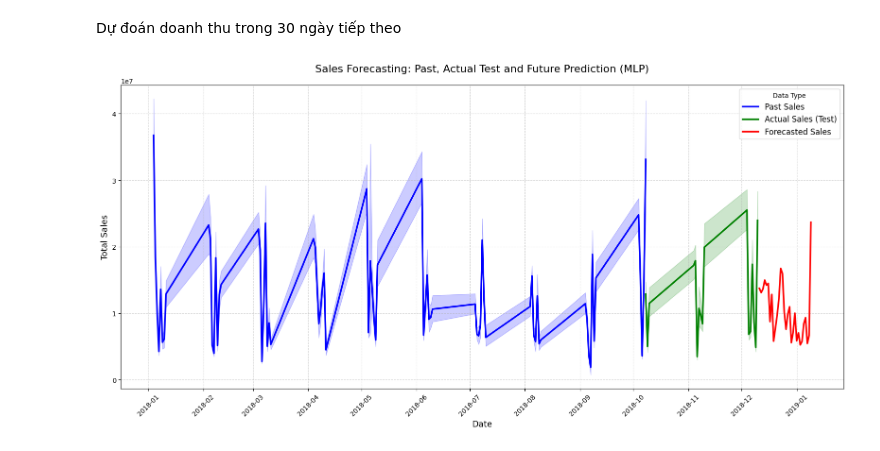
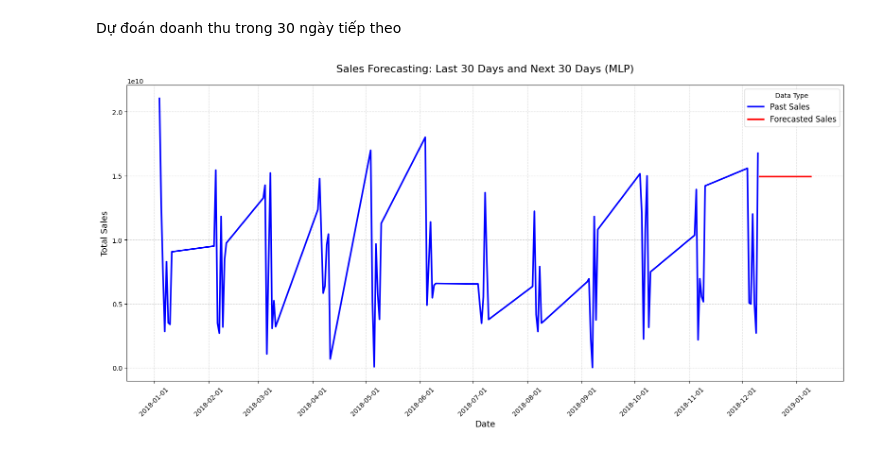
Before and after one commit to KieuOanhUIT/IS403.P23.OnlineSalesData, a Jupyter notebook: Model/MLP.ipynb, the cells around one changed output. Saved outputs shown, nothing was run; the diff lists cells and outputs as text; code cells hidden in the pictures.

Commit message:
update MLP model

```diff
--- a/Model/MLP.ipynb
+++ b/Model/MLP.ipynb
@@ -17,7 +17,8 @@ test_df = pd.read_csv("../Dataset/712/test.csv", parse_dates=["date"])
 Lựa chọn thuộc tính và Chuẩn hóa dữ liệu
 # %%
 # Feature và target
-features = ['tickets_sold', 'ticket_price', 'capacity', 'occu_perc', 'show_time', 'month', 'day']
+features = ['tickets_sold', 'tickets_out', 'show_time', 'occu_perc',
+            'ticket_price', 'ticket_use', 'capacity', 'month', 'quarter', 'day', 'year']
 target = 'total_sales'
 
 X_train = train_df[features].values
@@ -31,7 +32,10 @@ y_test = test_df[target].values.reshape(-1, 1)
 
 # Chuẩn hóa
 scaler_X = StandardScaler()
-scaler_y = StandardScaler()
+
+from sklearn.preprocessing import MinMaxScaler
+scaler_y = MinMaxScaler()
+
 
 X_train = scaler_X.fit_transform(X_train)
 X_valid = scaler_X.transform(X_valid)
@@ -64,14 +68,15 @@ class MLPModel(nn.Module):
     def __init__(self, input_dim):
         super().__init__()
         self.model = nn.Sequential(
-            nn.Linear(input_dim, 128),
-            nn.BatchNorm1d(128),
+            nn.Linear(input_dim, 256),
+            nn.ReLU(),
+            nn.Dropout(0.4),
+            nn.Linear(256, 128),
             nn.ReLU(),
             nn.Dropout(0.3),
             nn.Linear(128, 64),
-            nn.BatchNorm1d(64),
             nn.ReLU(),
-            nn.Dropout(0.3),
+            nn.Dropout(0.2),
             nn.Linear(64, 1)
         )
 
@@ -85,7 +90,7 @@ Huấn luyện mô hình
 device = torch.device("cuda" if torch.cuda.is_available() else "cpu")
 model.to(device)
 
-criterion = nn.MSELoss()
+criterion = nn.SmoothL1Loss()
 optimizer = torch.optim.Adam(model.parameters(), lr=0.001)
 
 EPOCHS = 30
@@ -193,73 +198,80 @@ Dự đoán doanh thu trong 30 ngày tiếp theo
 import matplotlib.dates as mdates
 import seaborn as sns
 from datetime import timedelta
-import pandas as pd
-import torch
-import numpy as np
-import matplotlib.pyplot as plt
 
-# Lấy ngày cuối cùng trong tập test
-last_date = pd.to_datetime(test_df['date'].iloc[-1])
+# Dữ liệu gốc để dự báo
+df = pd.read_csv('../Dataset/cleaned_data.csv')
+df['date'] = pd.to_datetime(df['date'])
 
-# Tạo 30 ngày tiếp theo
-future_dates = pd.date_range(start=last_date + timedelta(days=1), periods=30).strftime('%Y-%m-%d')
+# Lấy 30 ngày gần nhất để khởi đầu
+input_df = df.sort_values("date").copy()
+input_df = input_df[-30:].copy()
+last_date = input_df['date'].iloc[-1]
 
-# Dữ liệu đầu vào cho dự đoán
-future_X_raw = test_df[features].iloc[-30:].values
-future_X_scaled = scaler_X.transform(future_X_raw)
+# Dự báo 30 ngày tiếp theo
+future_dates = pd.date_range(start=last_date + timedelta(days=1), periods=30)
+future_sales = []
 
-# Dự đoán với mô hình MLP
 model.eval()
+history_df = input_df.copy()
+
 with torch.no_grad():
-    future_X_tensor = torch.tensor(future_X_scaled, dtype=torch.float32).to(device)
-    future_preds_scaled = model(future_X_tensor).cpu().numpy().flatten()
-    future_sales = scaler_y.inverse_transform(future_preds_scaled.reshape(-1, 1)).flatten()
+    for i in range(30):
+        latest_features = history_df[features].iloc[-1:].values
+        scaled_input = scaler_X.transform(latest_features)
+        input_tensor = torch.tensor(scaled_input, dtype=torch.float32).to(device)
 
-# Tạo DataFrame chứa dự đoán
+        pred_scaled = model(input_tensor).cpu().numpy()[0][0]
+        pred_sales = scaler_y.inverse_transform([[pred_scaled]])[0][0]
+        future_sales.append(pred_sales)
+
+        # Giả định dữ liệu đầu vào cho ngày tiếp theo là giống ngày hiện tại nhưng cập nhật `total_sales`
+        next_row = history_df.iloc[-1:].copy()
+        next_row[target] = pred_sales  # Cập nhật target
+        next_row['date'] = next_row['date'] + timedelta(days=1)
+        history_df = pd.concat([history_df, next_row], ignore_index=True)
+
+# Tạo DataFrame kết quả dự báo
 future_df = pd.DataFrame({
     'date': future_dates,
     'total_sales': future_sales,
     'type': 'Forecasted Sales'
 })
 
-# Chuẩn bị dữ liệu quá khứ để vẽ
-train_df['type'] = 'Past Sales'
-valid_df['type'] = 'Past Sales'
-test_df['type'] = 'Actual Sales (Test)'
+# Gộp với dữ liệu cũ để vẽ
+df['type'] = 'Past Sales'
+combined_df = pd.concat([df[['date', 'total_sales', 'type']], future_df], ignore_index=True)
 
-# Gộp tất cả để vẽ
-combined_df = pd.concat([train_df, valid_df, test_df, future_df], ignore_index=True)
-
-# Vẽ biểu đồ kết quả
+# Vẽ biểu đồ
 plt.figure(figsize=(16, 8))
 sns.lineplot(
     data=combined_df,
     x='date',
     y='total_sales',
     hue='type',
     style='type',
     dashes=False,
     palette={
         'Past Sales': 'blue',
-        'Actual Sales (Test)': 'green',
         'Forecasted Sales': 'red'
     },
     linewidth=2.5
 )
 
 plt.gca().xaxis.set_major_locator(mdates.MonthLocator(interval=1))
-plt.gca().xaxis.set_major_formatter(mdates.DateFormatter('%Y-%m'))
+plt.gca().xaxis.set_major_formatter(mdates.DateFormatter('%Y-%m-%d'))
 plt.xticks(rotation=45)
 
 plt.xlabel('Date', fontsize=13)
 plt.ylabel('Total Sales', fontsize=13)
-plt.title('Sales Forecasting: Past, Actual Test and Future Prediction (MLP)', fontsize=16, pad=20)
+plt.title('Sales Forecasting: Last 30 Days and Next 30 Days (MLP)', fontsize=16, pad=20)
 plt.grid(True, linestyle='--', alpha=0.5)
 plt.legend(title='Data Type', fontsize=12)
 plt.tight_layout()
 plt.show()
 
-# Trả về DataFrame chứa dự đoán
-future_df[['date', 'total_sales']].rename(columns={'date': 'Date', 'total_sales': 'Predicted Sales'})
+# Xuất kết quả dự đoán
+result_df = future_df[['date', 'total_sales']].rename(columns={'date': 'Date', 'total_sales': 'Predicted Sales'})
+print(result_df)
 # %% [output]
-[figure, old version]
+[figure, new version]
```
Also changed, not shown: parts of 4 cells of this notebook.
